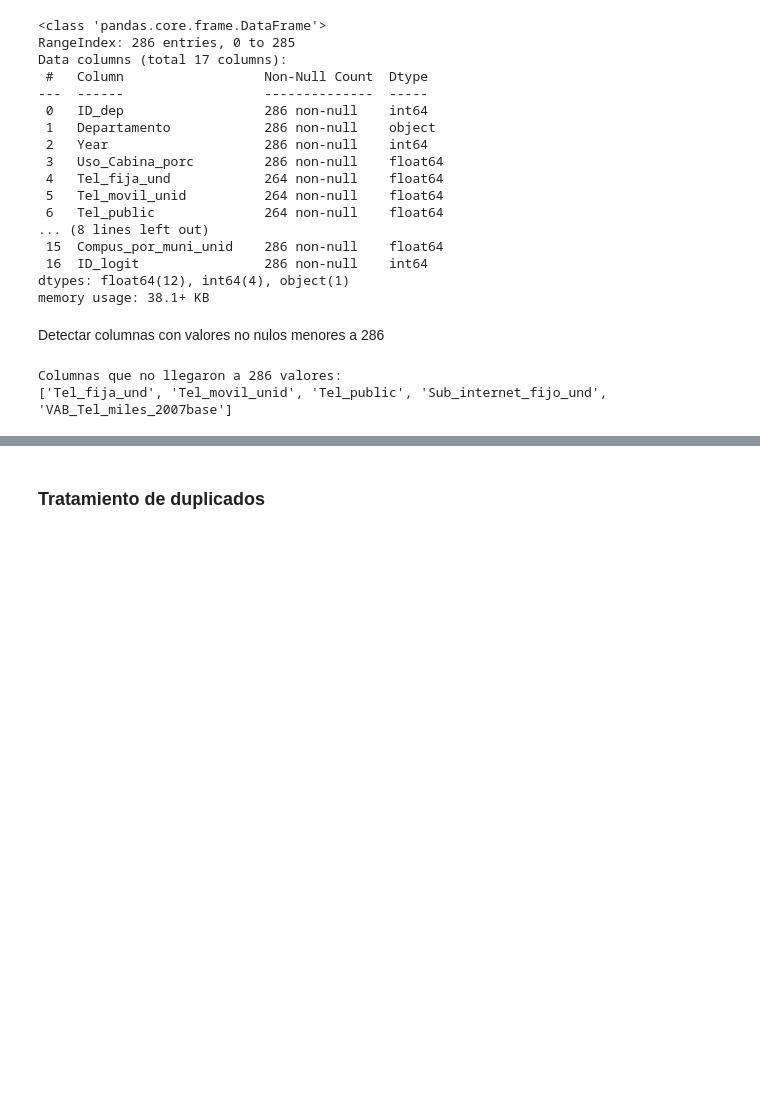
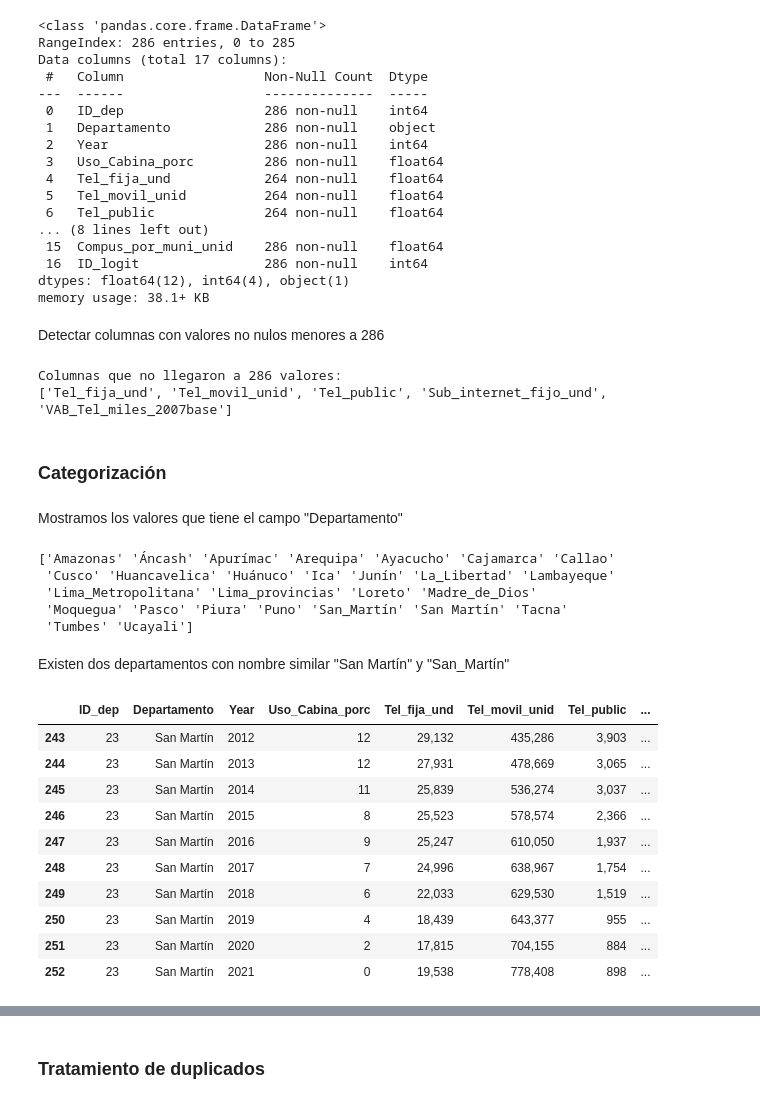
Before and after one commit to Sebastian-Landeo/Telecomunicaciones-Per-ETL, a Jupyter notebook: Transformación.ipynb, the cells around one changed output, grey strips where cells are left out. Cells and saved outputs as stored; diff of their text form; code cells hidden in the pictures; blank space fills up the shorter version.

```diff
--- a/Transformación.ipynb
+++ b/Transformación.ipynb
@@ -58,3 +58,32 @@ print(columnas_incompletas.tolist())
 # %% [output]
 Columnas que no llegaron a 286 valores:
 ['Tel_fija_und', 'Tel_movil_unid', 'Tel_public', 'Sub_internet_fijo_und', 'VAB_Tel_miles_2007base']
+# %% [markdown]
+### Categorización
+# %% [markdown]
+Mostramos los valores que tiene el campo "Departamento"
+# %%
+# Mostrar valores únicos
+print(telecom["Departamento"].unique())
+# %% [output]
+['Amazonas' 'Áncash' 'Apurímac' 'Arequipa' 'Ayacucho' 'Cajamarca' 'Callao'
+ 'Cusco' 'Huancavelica' 'Huánuco' 'Ica' 'Junín' 'La_Libertad' 'Lambayeque'
+ 'Lima_Metropolitana' 'Lima_provincias' 'Loreto' 'Madre_de_Dios'
+ 'Moquegua' 'Pasco' 'Piura' 'Puno' 'San_Martín' 'San Martín' 'Tacna'
+ 'Tumbes' 'Ucayali']
+# %% [markdown]
+Existen dos departamentos con nombre similar "San Martín" y "San_Martín"
+# %%
+telecom[telecom["Departamento"] == "San Martín"]
+# %% [output]
+|  | ID_dep | Departamento | Year | Uso_Cabina_porc | Tel_fija_und | Tel_movil_unid | Tel_public | ... |
+| 243 | 23 | San Martín | 2012 | 12 | 29,132 | 435,286 | 3,903 | ... |
+| 244 | 23 | San Martín | 2013 | 12 | 27,931 | 478,669 | 3,065 | ... |
+| 245 | 23 | San Martín | 2014 | 11 | 25,839 | 536,274 | 3,037 | ... |
+| 246 | 23 | San Martín | 2015 | 8 | 25,523 | 578,574 | 2,366 | ... |
+| 247 | 23 | San Martín | 2016 | 9 | 25,247 | 610,050 | 1,937 | ... |
+| 248 | 23 | San Martín | 2017 | 7 | 24,996 | 638,967 | 1,754 | ... |
+| 249 | 23 | San Martín | 2018 | 6 | 22,033 | 629,530 | 1,519 | ... |
+| 250 | 23 | San Martín | 2019 | 4 | 18,439 | 643,377 | 955 | ... |
+| 251 | 23 | San Martín | 2020 | 2 | 17,815 | 704,155 | 884 | ... |
+| 252 | 23 | San Martín | 2021 | 0 | 19,538 | 778,408 | 898 | ... |
```
Also changed, not shown: parts of 33 cells of this notebook, 1 other file.
